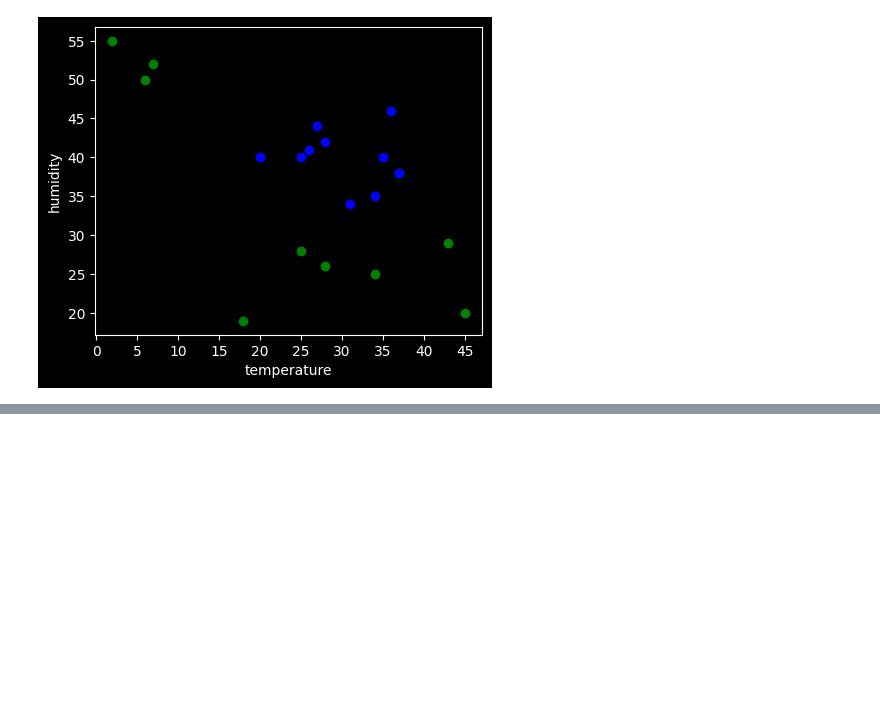
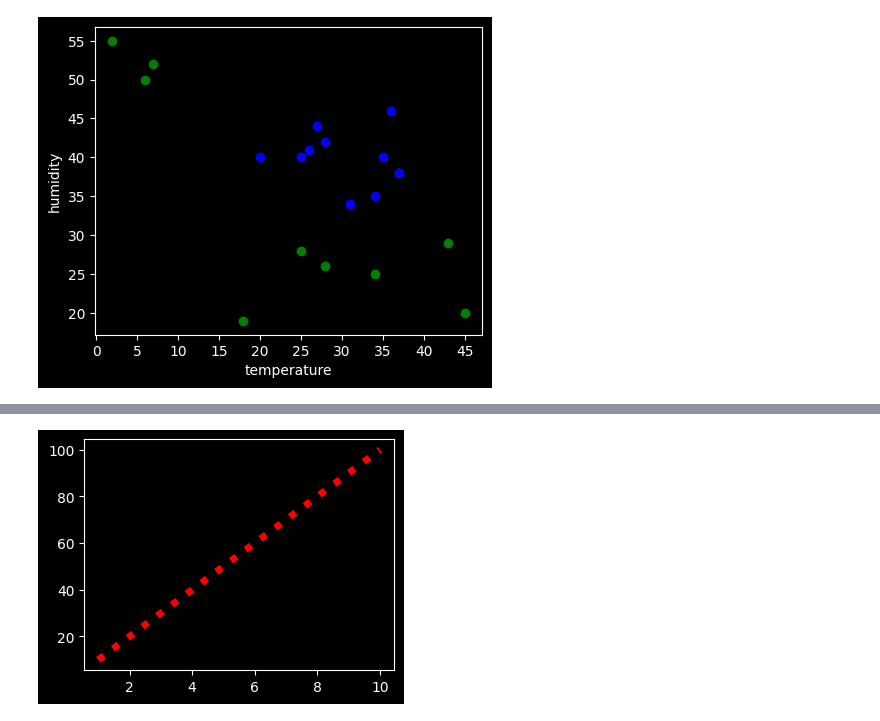
Before and after one commit to tusharmaurya267/Python_basic, a Jupyter notebook: Matplotlib_&_Seaborn.ipynb, the cells around one changed output, grey strips where cells are left out. Saved outputs shown, nothing was run; the diff lists cells and outputs as text; code cells hidden in the pictures; blank space fills up the shorter version.

```diff
--- a/Matplotlib_&_Seaborn.ipynb
+++ b/Matplotlib_&_Seaborn.ipynb
@@ -52,0 +66,9 @@ plt.show()
+# %%
+# solid(-)
+# dashed(--)
+# dotted(:)
+plt.figure(figsize=(4,3))
+plt.plot(rollno , marks , color = "red" , linestyle=":" , linewidth = 5)
+plt.show()
+# %% [output]
+[figure, added]
```
Also changed, not shown: parts of 14 cells of this notebook.
